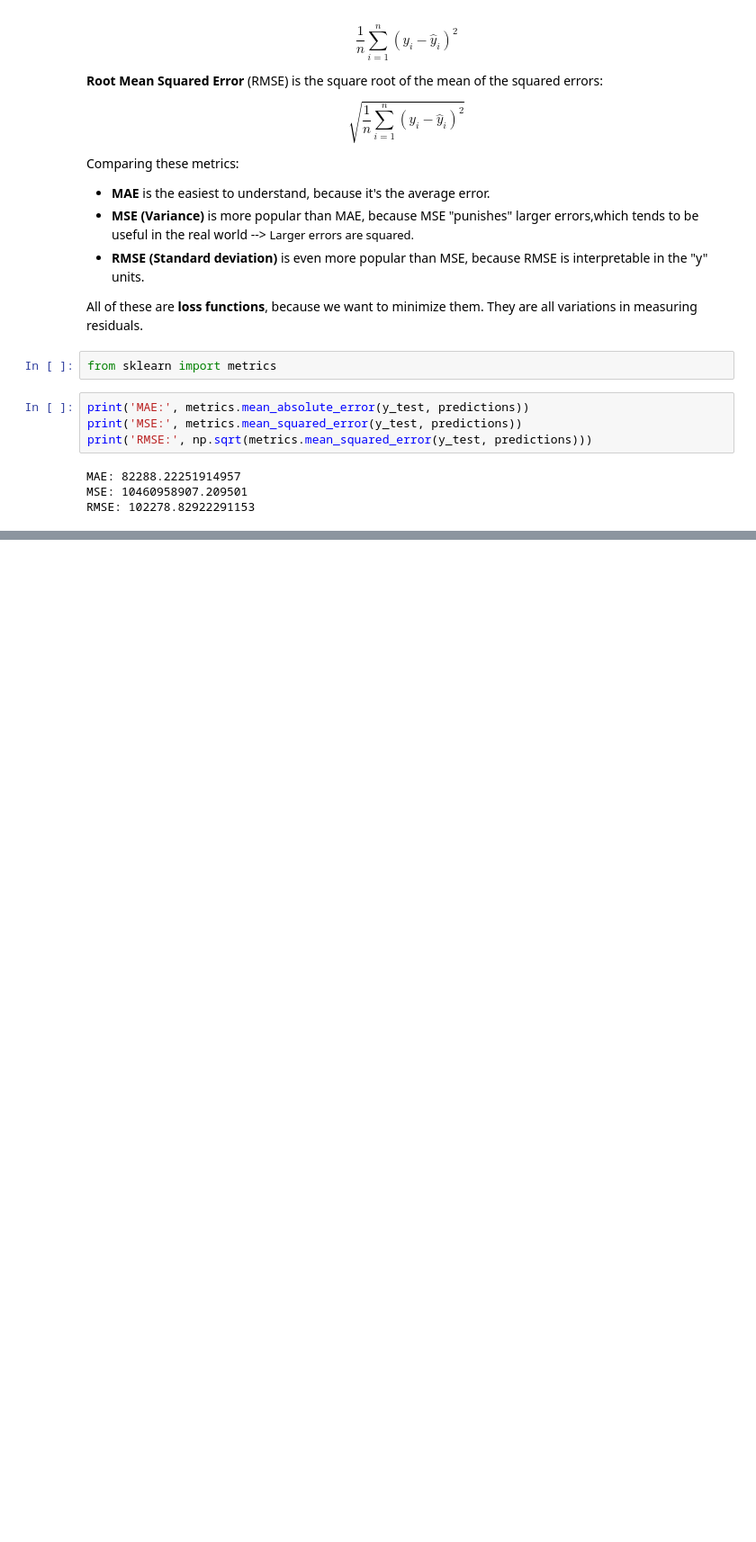
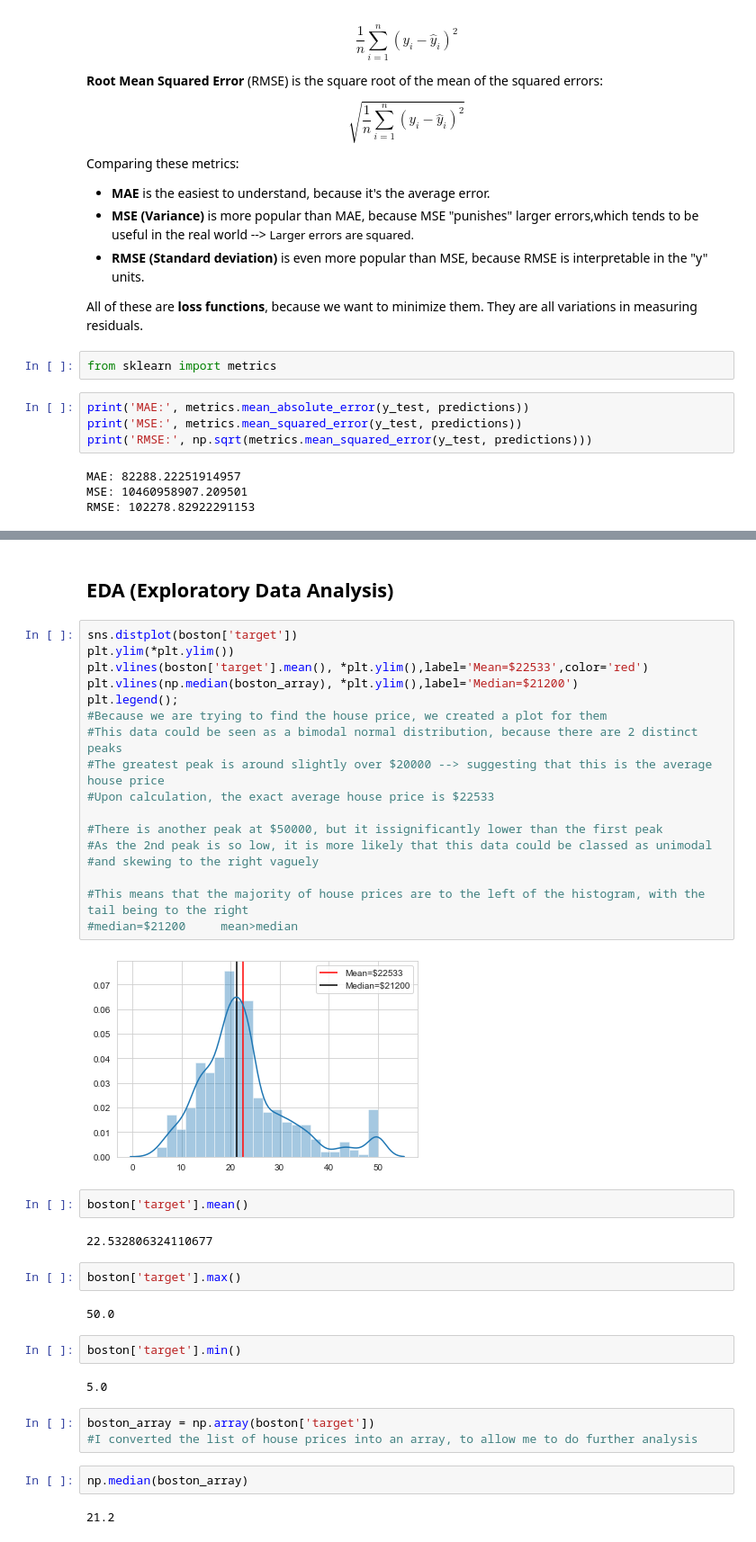
Before and after one commit to pitterb/PITTER-S-WORK, a Jupyter notebook: Linear Regression projects/Linear Regression - US house prices.ipynb, the cells around one changed output, grey strips where cells are left out. Shown at 90% size. Drawn from its saved outputs; the diff is of its cells as text; blank space fills up the shorter version.

```diff
--- a/Linear Regression projects/Linear Regression - US house prices.ipynb
+++ b/Linear Regression projects/Linear Regression - US house prices.ipynb
@@ -339,0 +381,40 @@ RMSE: 102278.82922291153
+# %% [markdown]
+## EDA (Exploratory Data Analysis)
+# %%
+sns.distplot(boston['target'])
+plt.ylim(*plt.ylim())
+plt.vlines(boston['target'].mean(), *plt.ylim(),label='Mean=$22533',color='red')
+plt.vlines(np.median(boston_array), *plt.ylim(),label='Median=$21200')
+plt.legend();
+#Because we are trying to find the house price, we created a plot for them
+#This data could be seen as a bimodal normal distribution, because there are 2 distinct peaks
+#The greatest peak is around slightly over $20000 --> suggesting that this is the average house price
+#Upon calculation, the exact average house price is $22533
+
+#There is another peak at $50000, but it issignificantly lower than the first peak
+#As the 2nd peak is so low, it is more likely that this data could be classed as unimodal
+#and skewing to the right vaguely
+
+#This means that the majority of house prices are to the left of the histogram, with the tail being to the right
+#median=$21200     mean>median
+# %% [output]
+[figure, added]
+# %%
+boston['target'].mean()
+# %% [output]
+22.532806324110677
+# %%
+boston['target'].max()
+# %% [output]
+50.0
+# %%
+boston['target'].min()
+# %% [output]
+5.0
+# %%
+boston_array = np.array(boston['target'])
+#I converted the list of house prices into an array, to allow me to do further analysis
+# %%
+np.median(boston_array)
+# %% [output]
+21.2
```
Also changed, not shown: parts of 68 cells of this notebook.
